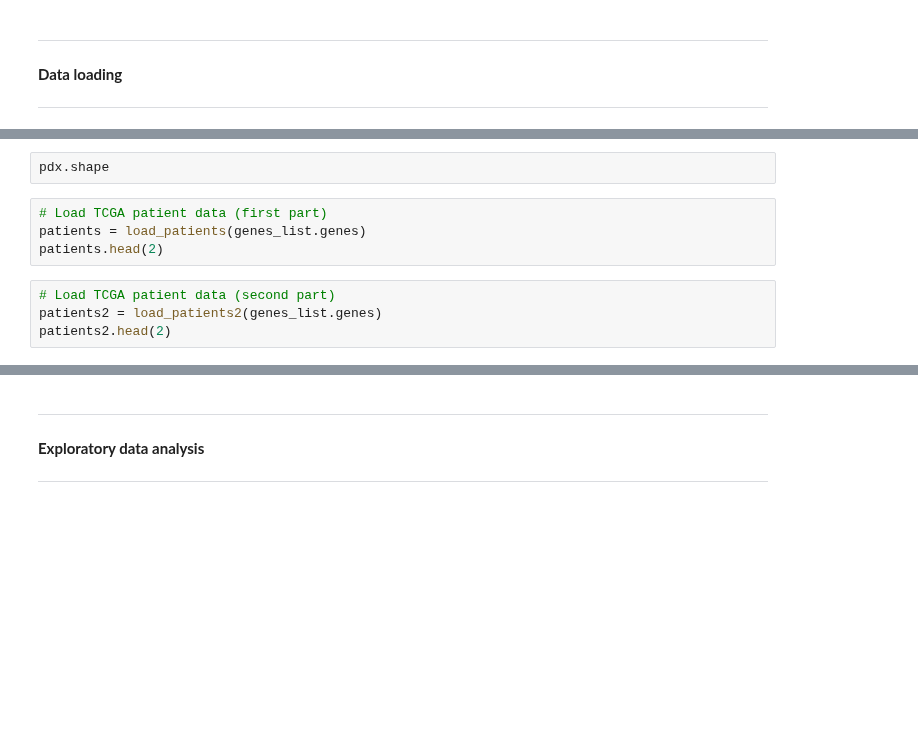
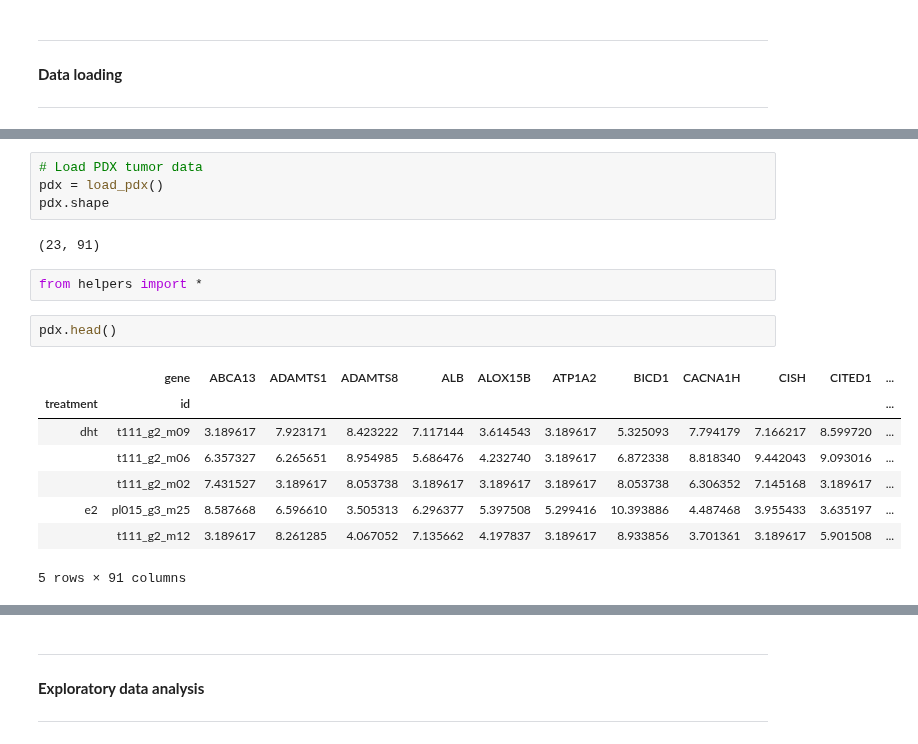
Before and after one commit to valentinoli/pdx, a Jupyter notebook: scripts/dataExploration.ipynb, the cells around one changed output, grey strips where cells are left out. Drawn from its saved outputs; the diff is of its cells as text; blank space fills up the shorter version.

```diff
--- a/scripts/dataExploration.ipynb
+++ b/scripts/dataExploration.ipynb
@@ -49,10 +85,19 @@ pdx.insert(0, "label", labels)
+# %%
+# Load PDX tumor data
+pdx = load_pdx()
+pdx.shape
+# %% [output]
+(23, 91)
+# %%
+from helpers import *
 # %%
-pdx.shape
+pdx.head()
+# %% [output]
+|  | gene | ABCA13 | ADAMTS1 | ADAMTS8 | ALB | ALOX15B | ATP1A2 | BICD1 | CACNA1H | CISH | CITED1 | ... |
+| treatment | id |  |  |  |  |  |  |  |  |  |  | ... |
+| dht | t111_g2_m09 | 3.189617 | 7.923171 | 8.423222 | 7.117144 | 3.614543 | 3.189617 | 5.325093 | 7.794179 | 7.166217 | 8.599720 | ... |
+|  | t111_g2_m06 | 6.357327 | 6.265651 | 8.954985 | 5.686476 | 4.232740 | 3.189617 | 6.872338 | 8.818340 | 9.442043 | 9.093016 | ... |
+|  | t111_g2_m02 | 7.431527 | 3.189617 | 8.053738 | 3.189617 | 3.189617 | 3.189617 | 8.053738 | 6.306352 | 7.145168 | 3.189617 | ... |
+| e2 | pl015_g3_m25 | 8.587668 | 6.596610 | 3.505313 | 6.296377 | 5.397508 | 5.299416 | 10.393886 | 4.487468 | 3.955433 | 3.635197 | ... |
+|  | t111_g2_m12 | 3.189617 | 8.261285 | 4.067052 | 7.135662 | 4.197837 | 3.189617 | 8.933856 | 3.701361 | 3.189617 | 5.901508 | ... |
+5 rows × 91 columns
-# %%
-# Load TCGA patient data (first part)
-patients = load_patients(genes_list.genes)
-patients.head(2)
-# %%
-# Load TCGA patient data (second part)
-patients2 = load_patients2(genes_list.genes)
-patients2.head(2)
```
Also changed, not shown: parts of 14 cells of this notebook, 2 other files.
